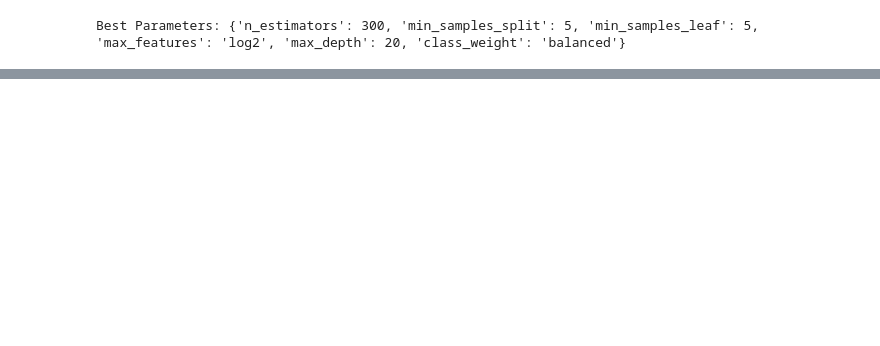
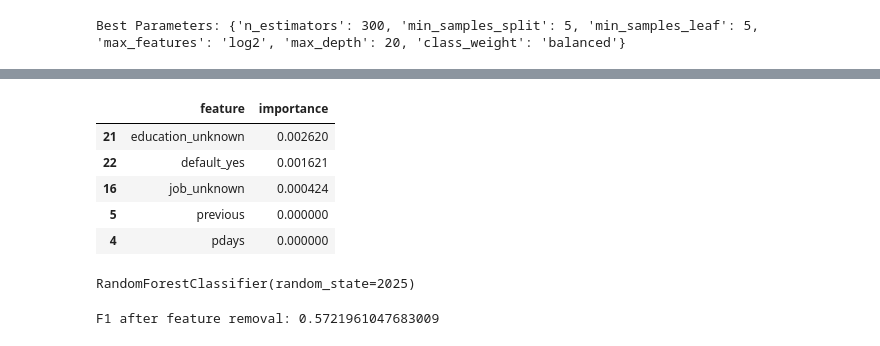
Before and after one commit to CatherineBinu/bank-mldp-project, a Jupyter notebook: bank_best_case_model.ipynb, the cells around one changed output, grey strips where cells are left out. Drawn from its saved outputs; the diff is of its cells as text; code cells hidden in the pictures; blank space fills up the shorter version.

```diff
--- a/bank_best_case_model.ipynb
+++ b/bank_best_case_model.ipynb
@@ -282,0 +316,9 @@ Tuned Random Forest F1_yes: 0.6267772511848341
+# %%
+feature_importance.tail(5)
+# %% [output]
+|  | feature | importance |
+| 21 | education_unknown | 0.002620 |
+| 22 | default_yes | 0.001621 |
+| 16 | job_unknown | 0.000424 |
+| 5 | previous | 0.000000 |
+| 4 | pdays | 0.000000 |
@@ -282,0 +340,16 @@ Tuned Random Forest F1_yes: 0.6267772511848341
+# %%
+from sklearn.ensemble import RandomForestClassifier
+
+rf_r = RandomForestClassifier(random_state=2025)
+rf_r.fit(X_train_r, y_train_r)
+# %% [output]
+RandomForestClassifier(random_state=2025)
+# %%
+from sklearn.metrics import f1_score
+
+pred_r = rf_r.predict(X_test_r)
+f1_r = f1_score(y_test_r, pred_r, pos_label="yes")
+
+print("F1 after feature removal:", f1_r)
+# %% [output]
+F1 after feature removal: 0.5721961047683009
```
Also changed, not shown: parts of 12 cells of this notebook, 1 other file.
